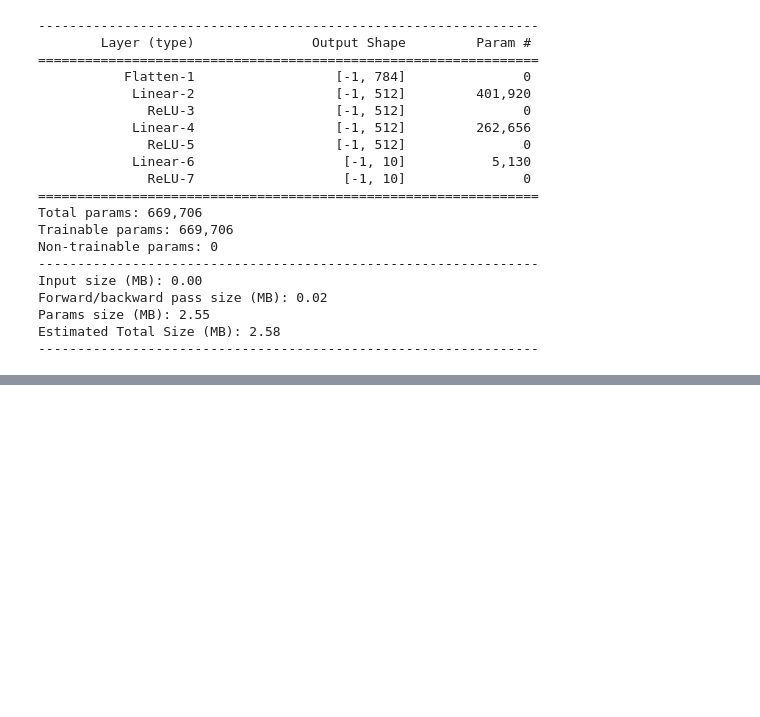
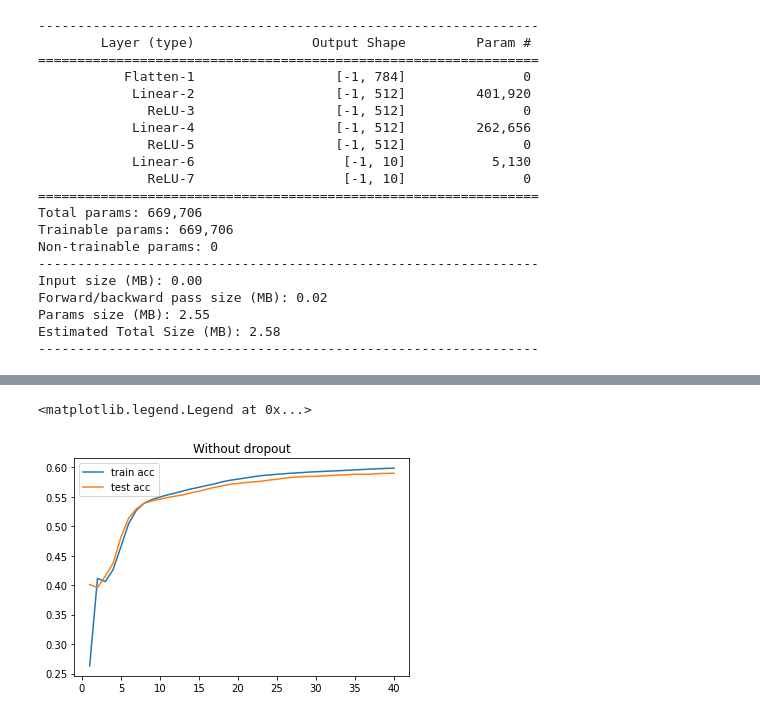
Before and after one commit to skywateryang/Pytorch-beginner, a Jupyter notebook: 四、构建模型.ipynb, the cells around one changed output, grey strips where cells are left out. Drawn from its saved outputs; the diff is of its cells as text; code cells hidden in the pictures; blank space fills up the shorter version.

```diff
--- a/四、构建模型.ipynb
+++ b/四、构建模型.ipynb
@@ -183,0 +259,6 @@ Estimated Total Size (MB): 2.58
+# %%
+# without dropout
+model_wodrop = NeuralNetwork(0).to(device)
+print(model_wodrop)
+loss_fn = nn.CrossEntropyLoss()
+optimizer_wodrop = torch.optim.SGD(model_wodrop.parameters(), lr=1e-3)
@@ -183,0 +279,6 @@ Estimated Total Size (MB): 2.58
+# %%
+# with dropout
+model_drop = NeuralNetwork(0.5).to(device)
+print(model_drop)
+loss_fn = nn.CrossEntropyLoss()
+optimizer_drop = torch.optim.SGD(model_drop.parameters(), lr=1e-3)
@@ -183,0 +321,26 @@ Estimated Total Size (MB): 2.58
+# %%
+def test(dataloader, model, loss_fn):
+    size = len(dataloader.dataset)
+    model.eval()
+    test_loss= 0
+    correct=0
+    with torch.no_grad():
+        for X, y in dataloader:
+            X, y = X.to(device), y.to(device)
+            pred = model(X)
+            test_loss += loss_fn(pred, y).item()
+            correct += (pred.argmax(1) == y).type(torch.float).sum().item()
+    test_loss = test_loss/len(dataloader)
+    correct /= size
+    return correct
+# %%
+epochs = 40
+epoch_array=  np.arange(1,epochs+1,dtype=np.float64)
+train_loss_wodrop = np.zeros_like(epoch_array)
+test_loss_wodrop = np.zeros_like(epoch_array)
+for i in range(epochs):
+    print(f'epoch {i+1} begin:')
+    epoch_loss =  train(train_dataloader, model_wodrop, loss_fn, optimizer_wodrop)
+    train_loss_wodrop[i] =  epoch_loss
+    epoch_loss =  test(test_dataloader, model_wodrop, loss_fn)
+    test_loss_wodrop[i] =  epoch_loss
@@ -183,0 +365,8 @@ Estimated Total Size (MB): 2.58
+# %%
+plt.plot(epoch_array,train_loss_wodrop,label='train acc')
+plt.plot(epoch_array,test_loss_wodrop,label='test acc')
+plt.title('Without dropout')
+plt.legend()
+# %% [output]
+<matplotlib.legend.Legend at 0x...>
+[figure, added]
```
Also changed, not shown: parts of 30 cells of this notebook, 10 other files.
